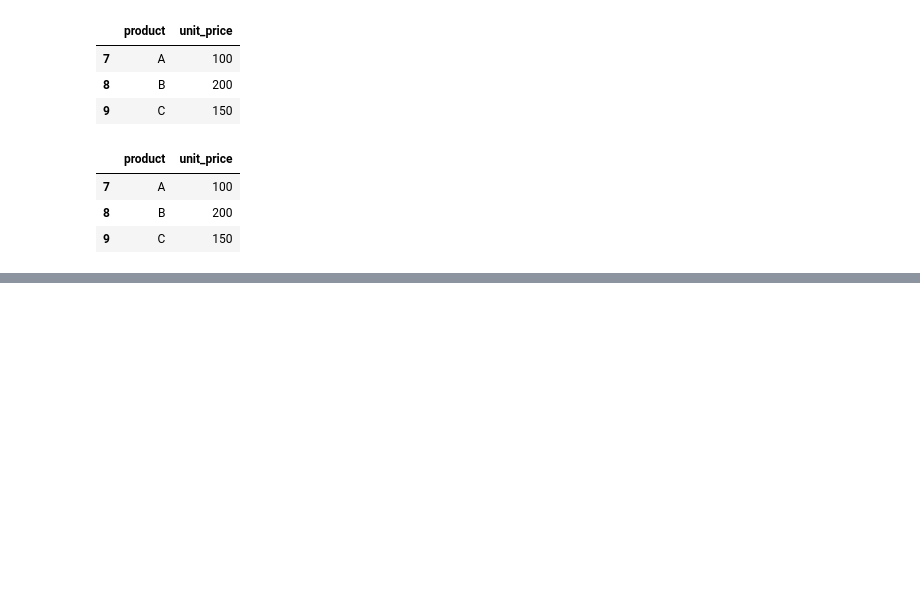
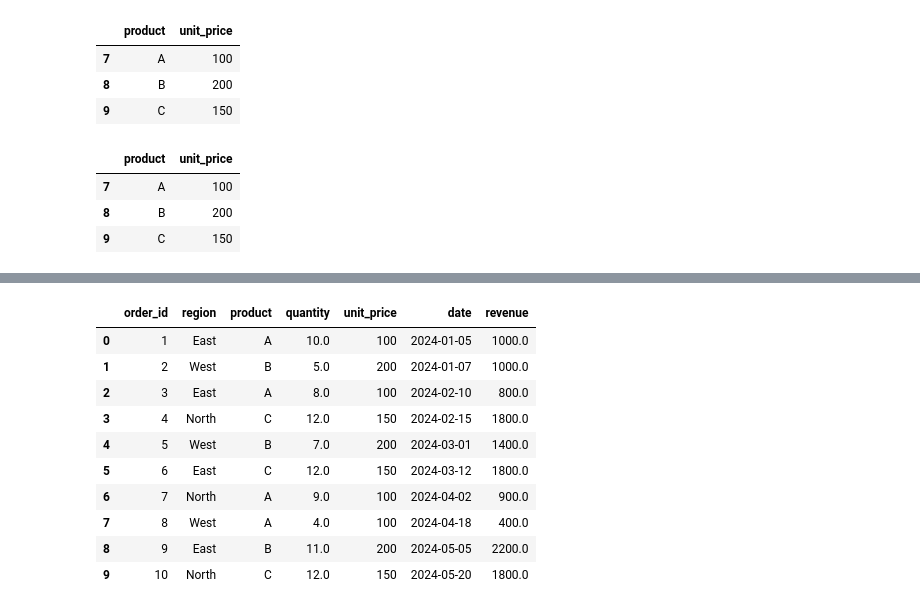
Before and after one commit to zeusbtc69/python, a Jupyter notebook: jupyter/jupiter.ipynb, the cells around one changed output, grey strips where cells are left out. Saved outputs shown, nothing was run; the diff lists cells and outputs as text; code cells hidden in the pictures; blank space fills up the shorter version.

```diff
--- a/jupyter/jupiter.ipynb
+++ b/jupyter/jupiter.ipynb
@@ -578,0 +666,15 @@ df.loc[[7,8,9], ['product', 'unit_price']]
+# %%
+df['revenue'] = df['quantity'] * df['unit_price']
+df
+# %% [output]
+|  | order_id | region | product | quantity | unit_price | date | revenue |
+| 0 | 1 | East | A | 10.0 | 100 | 2024-01-05 | 1000.0 |
+| 1 | 2 | West | B | 5.0 | 200 | 2024-01-07 | 1000.0 |
+| 2 | 3 | East | A | 8.0 | 100 | 2024-02-10 | 800.0 |
+| 3 | 4 | North | C | 12.0 | 150 | 2024-02-15 | 1800.0 |
+| 4 | 5 | West | B | 7.0 | 200 | 2024-03-01 | 1400.0 |
+| 5 | 6 | East | C | 12.0 | 150 | 2024-03-12 | 1800.0 |
+| 6 | 7 | North | A | 9.0 | 100 | 2024-04-02 | 900.0 |
+| 7 | 8 | West | A | 4.0 | 100 | 2024-04-18 | 400.0 |
+| 8 | 9 | East | B | 11.0 | 200 | 2024-05-05 | 2200.0 |
+| 9 | 10 | North | C | 12.0 | 150 | 2024-05-20 | 1800.0 |
```
Also changed, not shown: parts of 26 cells of this notebook, 5 other files.
